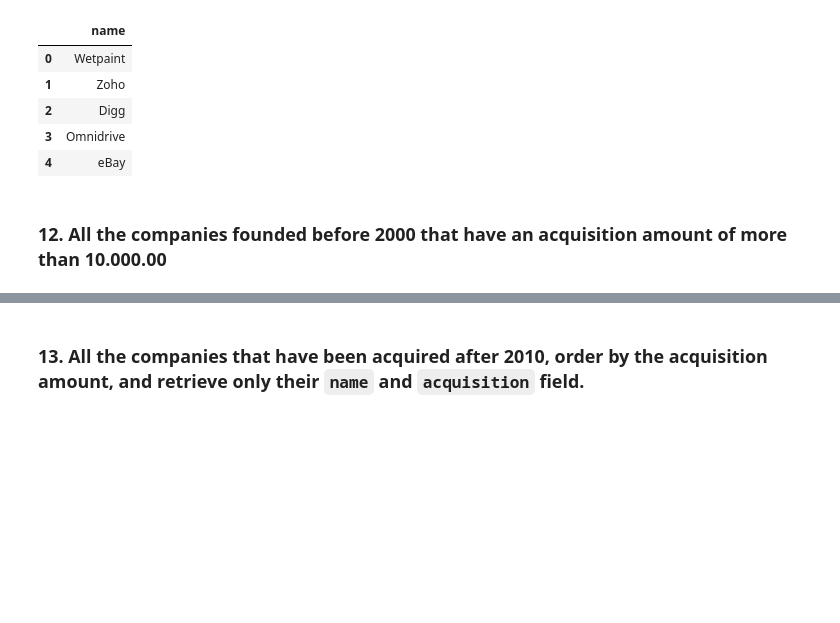
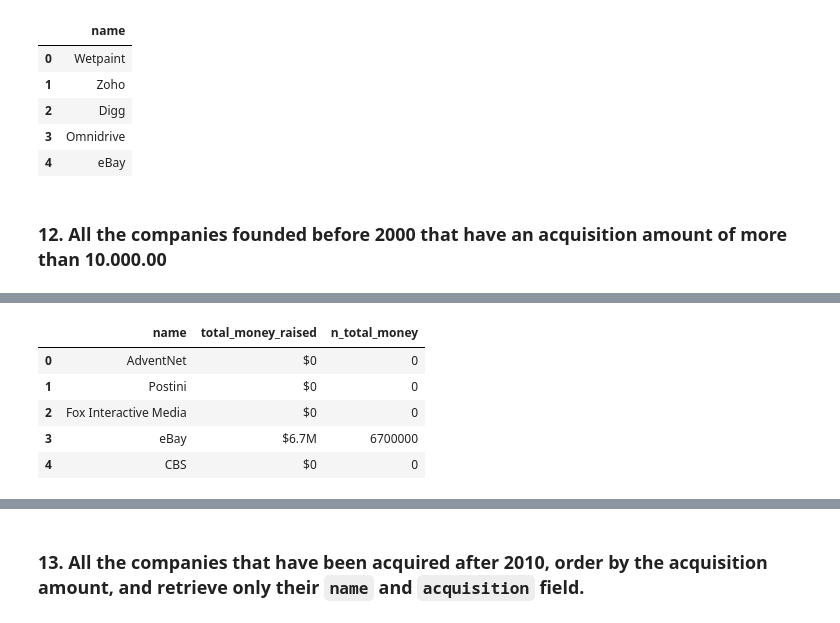
Before and after one commit to Ironhack-Data-Madrid-Abril-2023/3.4-lab_mongo, a Jupyter notebook: your_code/main.ipynb, the cells around one changed output, grey strips where cells are left out. Cells and saved outputs as stored; diff of their text form; code cells hidden in the pictures; blank space fills up the shorter version.

```diff
--- a/your_code/main.ipynb
+++ b/your_code/main.ipynb
@@ -209,12 +210,37 @@ df.head()
 | 4 | eBay |
 # %% [markdown]
 ### 12. All the companies founded before 2000 that have an acquisition amount of more than 10.000.00
+# %%
+# aprovecho la función de Yona
+
+def exchange(col):
+
+    res=[]
+
+    number=1
+
+    symbol=1
+
+    for e in col:
+
+        if e[-1]=='k': number=1e3
+        elif e[-1]=='M': number=1e6
+        elif e[-1]=='B': number=1e9
+
+        if e[0]=='£': symbol=1.3
+        elif e[0]=='€' : symbol=1.12
+
+        n_col=re.findall('[0-9.]+', e)[0]
+
+
+        res.append(int(float(n_col) * number * symbol))
+
+    return res
 # %%
-# Your Code
-query={'$and': [{'total_money_raised': {'$gte': 100}},
-                {'founded_year': {'$lt': 2000}}]}
-select = {'name': 1, 'number_of_employees': 1, '_id': 0}
+#primero hago la query que me interesa
+query = {'founded_year': {'$lt': 2000}}
+select = {'name': 1, '_id': 0,'total_money_raised':1}
 
 results = colec.find(query, select)
-df = pd.DataFrame(results)
-df.head()
+data = pd.DataFrame(results)
+data.head()
@@ -220,0 +254,12 @@ df.head()
+# %%
+#ahora le aplico a la función
+data['n_total_money']=exchange(data.total_money_raised)
+
+data.head()
+# %% [output]
+|  | name | total_money_raised | n_total_money |
+| 0 | AdventNet | $0 | 0 |
+| 1 | Postini | $0 | 0 |
+| 2 | Fox Interactive Media | $0 | 0 |
+| 3 | eBay | $6.7M | 6700000 |
+| 4 | CBS | $0 | 0 |
```
Also changed, not shown: parts of 10 cells of this notebook.
